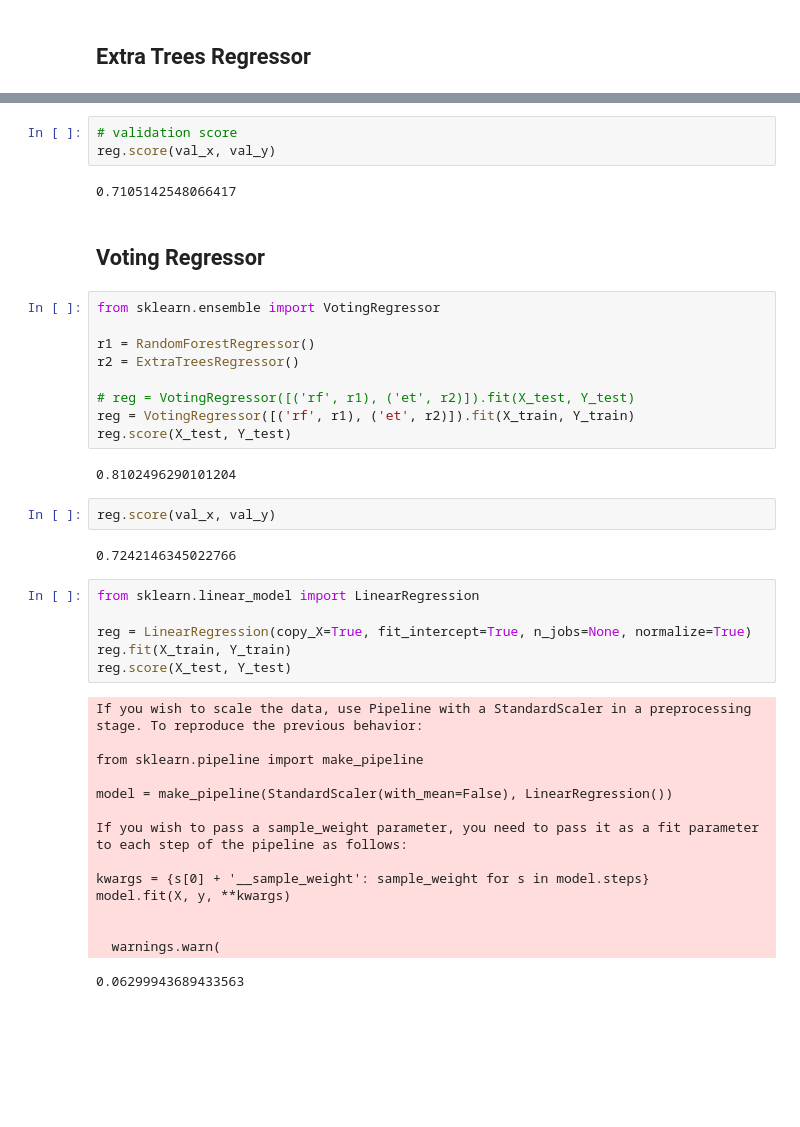
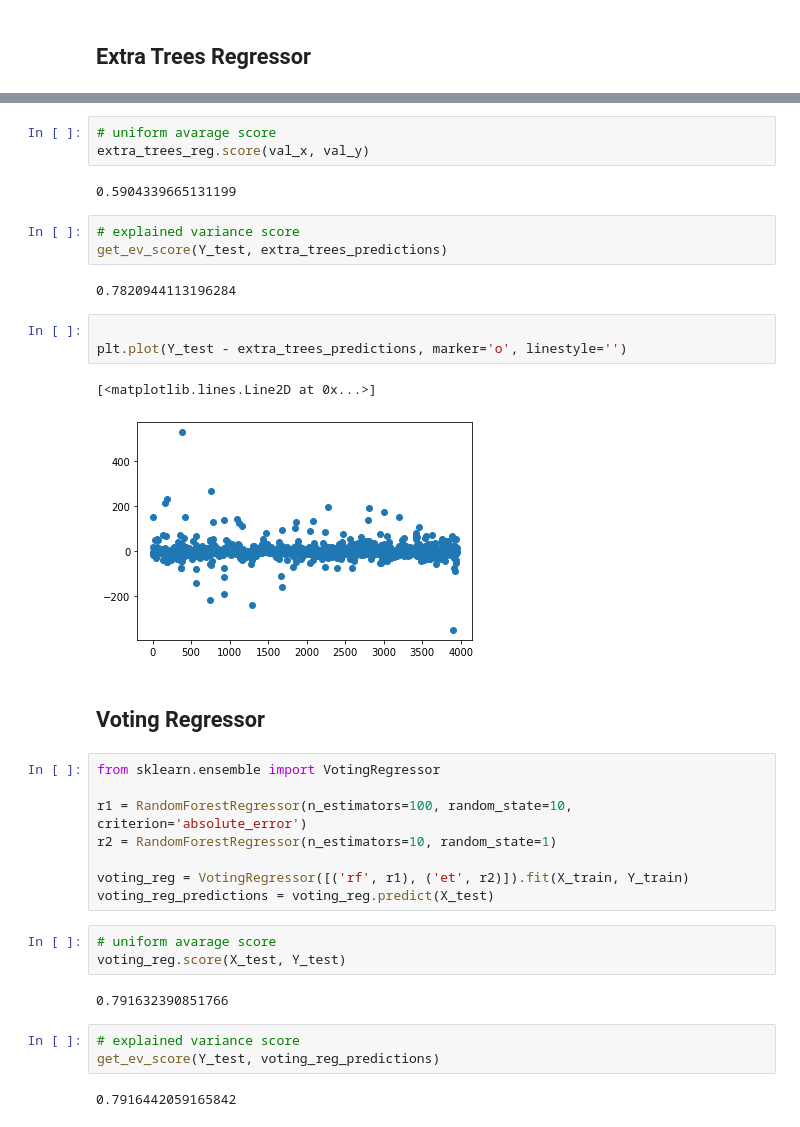
Before and after one commit to nadunys/data-storm-3.0, a Jupyter notebook: 2022-03-27/ds_2.ipynb, the cells around one changed output, grey strips where cells are left out. Drawn from its saved outputs; the diff is of its cells as text; blank space fills up the shorter version.

```diff
--- a/2022-03-27/ds_2.ipynb
+++ b/2022-03-27/ds_2.ipynb
@@ -282,43 +314,36 @@ reg.score(X_test, Y_test)
 # %%
-# validation score
-reg.score(val_x, val_y)
+# uniform avarage score
+extra_trees_reg.score(val_x, val_y)
 # %% [output]
-0.7105142548066417
+0.5904339665131199
+# %%
+# explained variance score
+get_ev_score(Y_test, extra_trees_predictions)
+# %% [output]
+0.7820944113196284
+# %%
+
+plt.plot(Y_test - extra_trees_predictions, marker='o', linestyle='')
+# %% [output]
+[<matplotlib.lines.Line2D at 0x...>]
+[figure, added]
 # %% [markdown]
 ## Voting Regressor
 # %%
 from sklearn.ensemble import VotingRegressor
 
-r1 = RandomForestRegressor()
-r2 = ExtraTreesRegressor()
+r1 = RandomForestRegressor(n_estimators=100, random_state=10, criterion='absolute_error')
+r2 = RandomForestRegressor(n_estimators=10, random_state=1)
 
-# reg = VotingRegressor([('rf', r1), ('et', r2)]).fit(X_test, Y_test)
-reg = VotingRegressor([('rf', r1), ('et', r2)]).fit(X_train, Y_train)
-reg.score(X_test, Y_test)
+voting_reg = VotingRegressor([('rf', r1), ('et', r2)]).fit(X_train, Y_train)
+voting_reg_predictions = voting_reg.predict(X_test)
-# %% [output]
-0.8102496290101204
-# %%
-reg.score(val_x, val_y)
-# %% [output]
-0.7242146345022766
-# %%
-from sklearn.linear_model import LinearRegression
-
-reg = LinearRegression(copy_X=True, fit_intercept=True, n_jobs=None, normalize=True)
-reg.fit(X_train, Y_train)
-reg.score(X_test, Y_test)
-# %% [output]
-If you wish to scale the data, use Pipeline with a StandardScaler in a preprocessing stage. To reproduce the previous behavior:
-
-from sklearn.pipeline import make_pipeline
-
-model = make_pipeline(StandardScaler(with_mean=False), LinearRegression())
-
-If you wish to pass a sample_weight parameter, you need to pass it as a fit parameter to each step of the pipeline as follows:
-
-kwargs = {s[0] + '__sample_weight': sample_weight for s in model.steps}
-model.fit(X, y, **kwargs)
-
-
-  warnings.warn(
-0.06299943689433563
+# %%
+# uniform avarage score
+voting_reg.score(X_test, Y_test)
+# %% [output]
+0.791632390851766
+# %%
+# explained variance score
+get_ev_score(Y_test, voting_reg_predictions)
+# %% [output]
+0.7916442059165842
```
Also changed, not shown: parts of 14 cells of this notebook, 2 other files.
